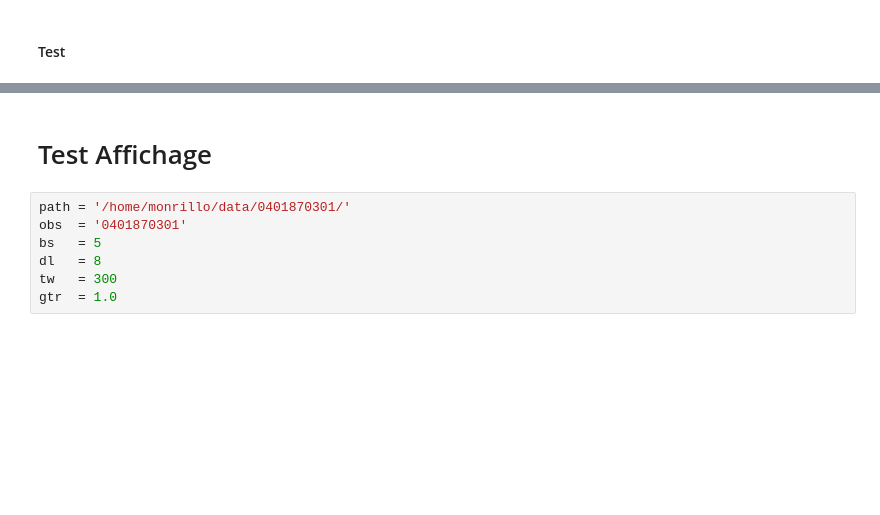
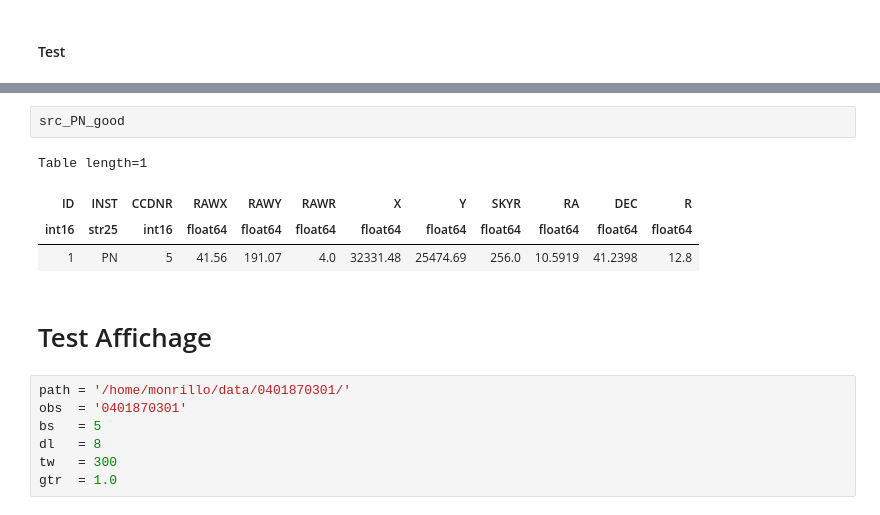
Before and after one commit to FlorentXIFU/EXOD, a Jupyter notebook: scripts/detectorMOS.ipynb, the cells around one changed output, grey strips where cells are left out. Cells and saved outputs as stored; diff of their text form; blank space fills up the shorter version.

Commit message:
RA and DEC in table

```diff
--- a/scripts/detectorMOS.ipynb
+++ b/scripts/detectorMOS.ipynb
@@ -548,3 +452,10 @@ FITS_rec([( 1, 'M2', 1,  56.  ,  28.  , 2.83, 31049.85, 19935.6 , 181.12, 10.618
+# %%
+src_PN_good
+# %% [output]
+Table length=1
+| ID | INST | CCDNR | RAWX | RAWY | RAWR | X | Y | SKYR | RA | DEC | R |
+| int16 | str25 | int16 | float64 | float64 | float64 | float64 | float64 | float64 | float64 | float64 | float64 |
+| 1 | PN | 5 | 41.56 | 191.07 | 4.0 | 32331.48 | 25474.69 | 256.0 | 10.5919 | 41.2398 | 12.8 |
 # %% [markdown]
 # Test Affichage
 # %%
```
Also changed, not shown: parts of 54 cells of this notebook, 4 other files.
